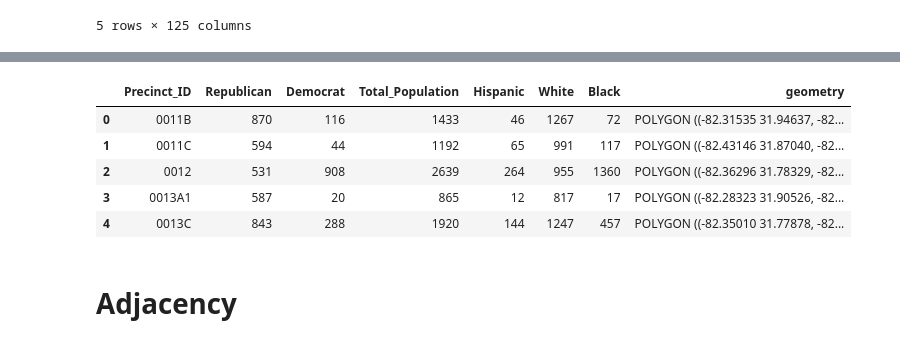
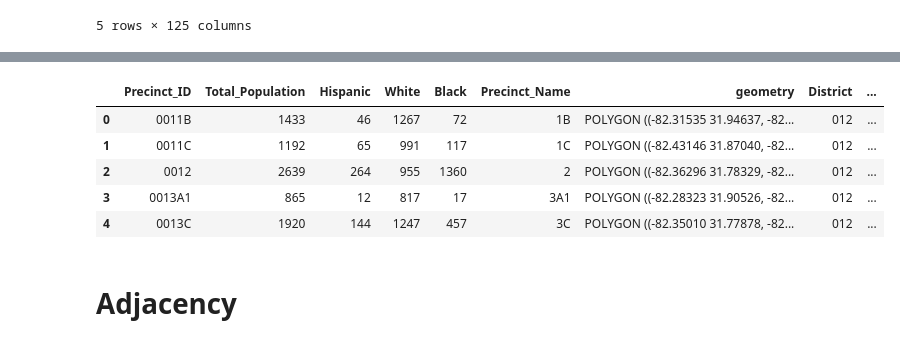
Before and after one commit to daviidpaark/Jerry, a Jupyter notebook: data/Python Scripts.ipynb, the cells around one changed output, grey strips where cells are left out. Saved outputs shown, nothing was run; the diff lists cells and outputs as text; code cells hidden in the pictures.

```diff
--- a/data/Python Scripts.ipynb
+++ b/data/Python Scripts.ipynb
@@ -53,0 +77,7 @@ boundary_data.head()
+# %%
+dem_votes = precinct_votes[precinct_votes['party_detailed'] == 'DEMOCRAT'][['precinct', 'district', 'votes', 'county_name']].reset_index()
+rep_votes = precinct_votes[precinct_votes['party_detailed'] == 'REPUBLICAN'][['votes']].reset_index()
+# %%
+election_data = dem_votes.join(rep_votes, lsuffix = '_Dem', rsuffix = '_Rep').drop(columns = ['index_Dem', 'index_Rep'])
+election_data[['votes_Dem', 'votes_Rep']] = election_data[['votes_Dem', 'votes_Rep']].astype('int64')
+election_data['Total_Votes'] = election_data['votes_Dem'] + election_data['votes_Rep']
@@ -54,33 +94,36 @@ boundary_data.head()
 # %%
 census_data['GEOID20'] = census_data['GEOID'].apply(lambda x: x.split('US')[1]) #Acquiring GEOIDs
-boundary_data = boundary_data.rename(columns = {'DISTRICT': 'PRECINCTID'})
+census_data['Other'] = census_data.apply(lambda x: int(x['U7E001']) - int(x['U7E002']) - int(x['U7E005']) - int(x['U7E006']), axis = 1)
+boundary_data = boundary_data.rename(columns = {'DISTRICT': 'PRECINCTID', 'PRECINCT_N': 'PRECINCT_NAME'})
+election_data = election_data.rename(columns = {'precinct': 'PRECINCT_NAME', 'county_name' : 'CTYNAME'})
 # %%
-election_data = election_data[ELECTION_COLUMNS]
+precinct_data = precinct_data[PRECINCT_COLUMNS]
 census_data = census_data[CENSUS_COLUMNS]
 boundary_data = boundary_data[BOUNDARY_COLUMNS]
 # %%
-precinct_data = election_data.merge(census_data, on = 'GEOID20') #Merge election + census first
+precinct_data = precinct_data.merge(census_data, on = 'GEOID20') #Merge election + census first
 precinct_data[CENSUS_COLUMNS] = precinct_data[CENSUS_COLUMNS].astype('int64') #Listed as Object by default.
 precinct_data = precinct_data.drop(columns = 'GEOID20')
 precinct_data = precinct_data.groupby(by='PRECINCTID')
 precinct_data = precinct_data.sum()
-precinct_data = precinct_data.drop('N/A') #Last entry has N/A and no data.
-precinct_data = precinct_data.merge(boundary_data, on = 'PRECINCTID')
-precinct_data['G20PRERTRU'] = precinct_data['G20PRERTRU'].apply(lambda x: round(x))
-precinct_data['G20PREDBID'] = precinct_data['G20PREDBID'].apply(lambda x: round(x))
+precinct_data = precinct_data.merge(boundary_data, on = 'PRECINCTID') #Merge with boundaries.
+precinct_data = precinct_data.merge(election_data, on = ['PRECINCT_NAME', 'CTYNAME'], how = 'left') #Merge with elections.
 precinct_data = precinct_data.rename(columns = {'PRECINCTID': 'Precinct_ID',
-                                                'G20PRERTRU': 'Republican',
-                                                'G20PREDBID': 'Democrat',
+                                                'PRECINCT_NAME': 'Precinct_Name',
+                                                'votes_Dem': 'Democrat',
+                                                'votes_Rep': 'Republican',
                                                 'U7E001': 'Total_Population',
                                                 'U7E002': 'Hispanic',
                                                 'U7E005': 'White',
-                                                'U7E006': 'Black'})
+                                                'U7E006': 'Black',
+                                                'district': 'District'})
 precinct_data = gpd.GeoDataFrame(precinct_data, geometry = 'geometry')
+precinct_data = precinct_data.drop(columns = 'CTYNAME')
 precinct_data.head()
 # %% [output]
-|  | Precinct_ID | Republican | Democrat | Total_Population | Hispanic | White | Black | geometry |
-| 0 | 0011B | 870 | 116 | 1433 | 46 | 1267 | 72 | POLYGON ((-82.31535 31.94637, -82... |
-| 1 | 0011C | 594 | 44 | 1192 | 65 | 991 | 117 | POLYGON ((-82.43146 31.87040, -82... |
-| 2 | 0012 | 531 | 908 | 2639 | 264 | 955 | 1360 | POLYGON ((-82.36296 31.78329, -82... |
-| 3 | 0013A1 | 587 | 20 | 865 | 12 | 817 | 17 | POLYGON ((-82.28323 31.90526, -82... |
-| 4 | 0013C | 843 | 288 | 1920 | 144 | 1247 | 457 | POLYGON ((-82.35010 31.77878, -82... |
+|  | Precinct_ID | Total_Population | Hispanic | White | Black | Precinct_Name | geometry | District | ... |
+| 0 | 0011B | 1433 | 46 | 1267 | 72 | 1B | POLYGON ((-82.31535 31.94637, -82... | 012 | ... |
+| 1 | 0011C | 1192 | 65 | 991 | 117 | 1C | POLYGON ((-82.43146 31.87040, -82... | 012 | ... |
+| 2 | 0012 | 2639 | 264 | 955 | 1360 | 2 | POLYGON ((-82.36296 31.78329, -82... | 012 | ... |
+| 3 | 0013A1 | 865 | 12 | 817 | 17 | 3A1 | POLYGON ((-82.28323 31.90526, -82... | 012 | ... |
+| 4 | 0013C | 1920 | 144 | 1247 | 457 | 3C | POLYGON ((-82.35010 31.77878, -82... | 012 | ... |
```
Also changed, not shown: parts of 26 cells of this notebook.
